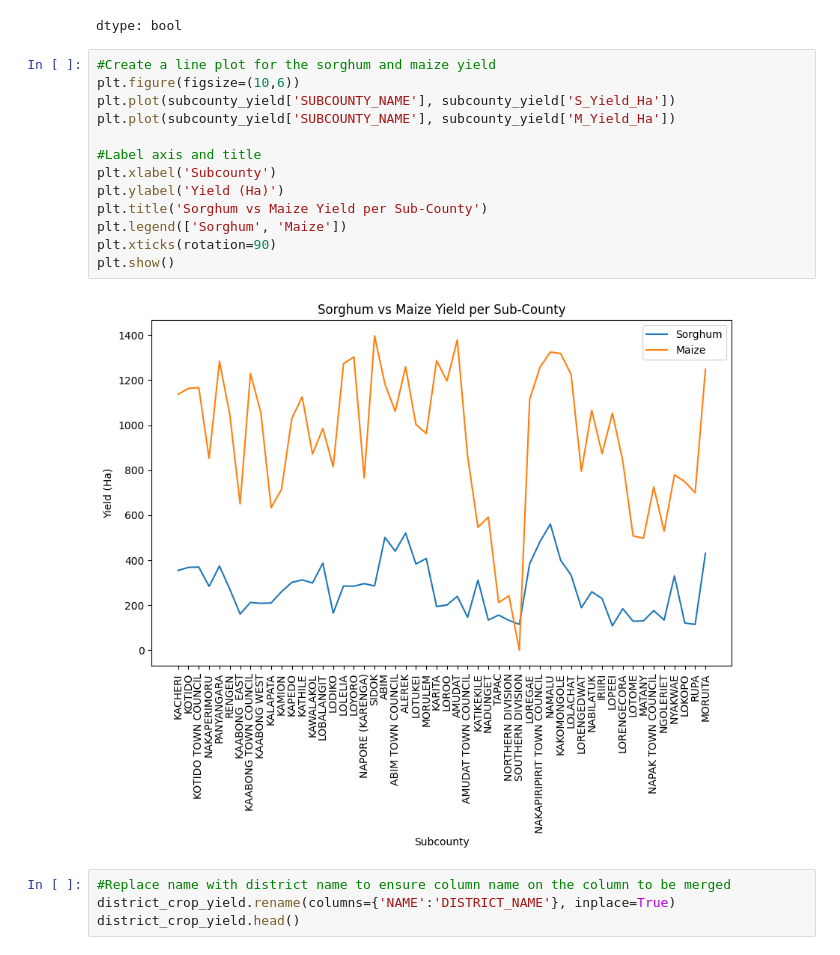
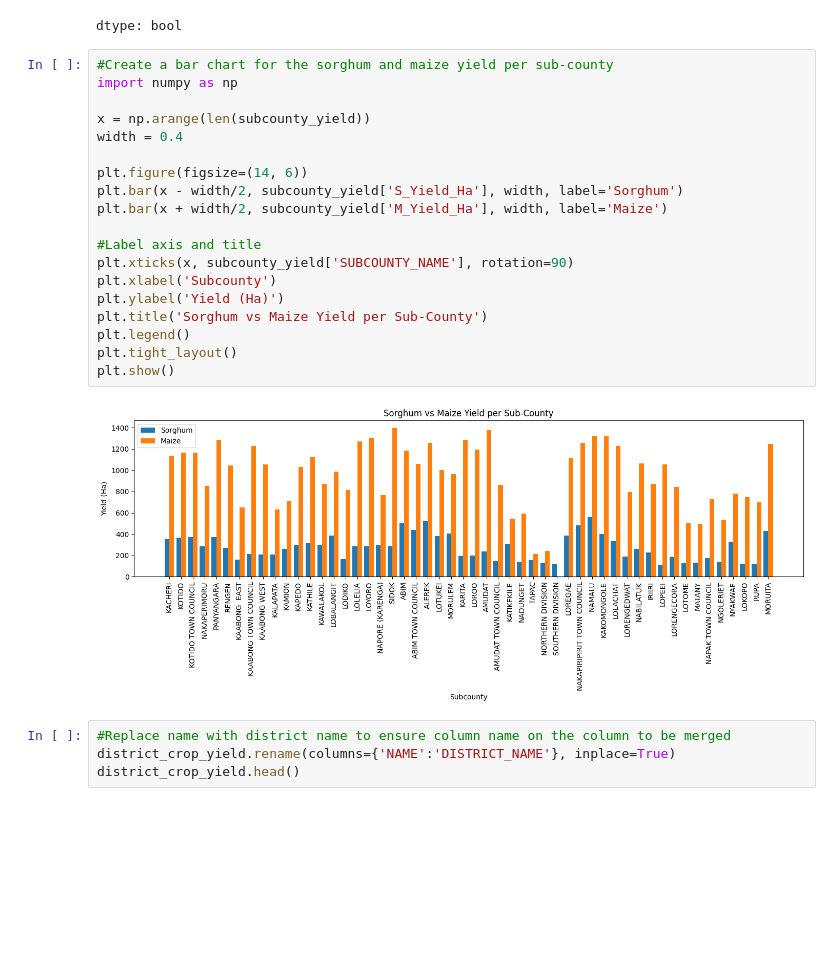
Before and after one commit to Joan-Kamau/Karamoja-Food-Insecurity-Analysis, a Jupyter notebook: Karamoja_Food_Security_Monitoring_Tool_Project_2.ipynb, the cells around one changed output. Cells and saved outputs as stored; diff of their text form; blank space fills up the shorter version.

```diff
--- a/Karamoja_Food_Security_Monitoring_Tool_Project_2.ipynb
+++ b/Karamoja_Food_Security_Monitoring_Tool_Project_2.ipynb
@@ -207,20 +200,26 @@ subcounty_yield.duplicated()
 | 51 | False |
 dtype: bool
 # %%
-#Create a line plot for the sorghum and maize yield
-plt.figure(figsize=(10,6))
-plt.plot(subcounty_yield['SUBCOUNTY_NAME'], subcounty_yield['S_Yield_Ha'])
-plt.plot(subcounty_yield['SUBCOUNTY_NAME'], subcounty_yield['M_Yield_Ha'])
+#Create a bar chart for the sorghum and maize yield per sub-county
+import numpy as np
+
+x = np.arange(len(subcounty_yield))
+width = 0.4
+
+plt.figure(figsize=(14, 6))
+plt.bar(x - width/2, subcounty_yield['S_Yield_Ha'], width, label='Sorghum')
+plt.bar(x + width/2, subcounty_yield['M_Yield_Ha'], width, label='Maize')
 
 #Label axis and title
+plt.xticks(x, subcounty_yield['SUBCOUNTY_NAME'], rotation=90)
 plt.xlabel('Subcounty')
 plt.ylabel('Yield (Ha)')
 plt.title('Sorghum vs Maize Yield per Sub-County')
-plt.legend(['Sorghum', 'Maize'])
-plt.xticks(rotation=90)
+plt.legend()
+plt.tight_layout()
 plt.show()
 # %% [output]
-[figure, old version]
+[figure, new version]
 # %%
 #Replace name with district name to ensure column name on the column to be merged
 district_crop_yield.rename(columns={'NAME':'DISTRICT_NAME'}, inplace=True)
```
Also changed, not shown: parts of 4 cells of this notebook.
